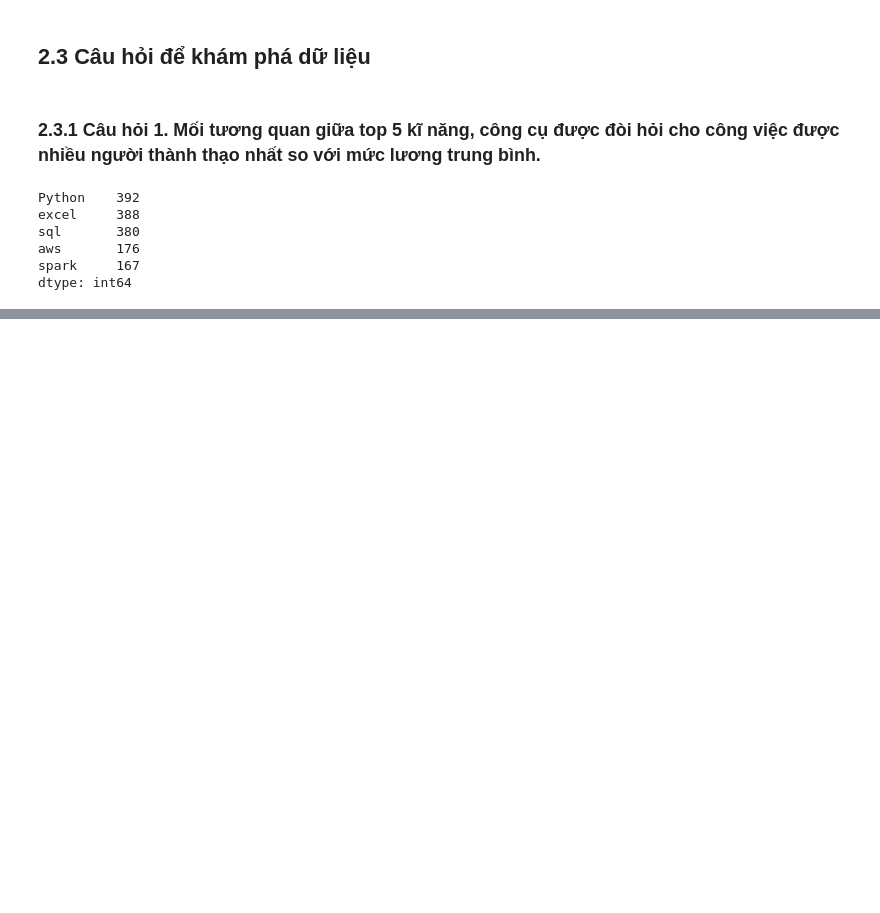
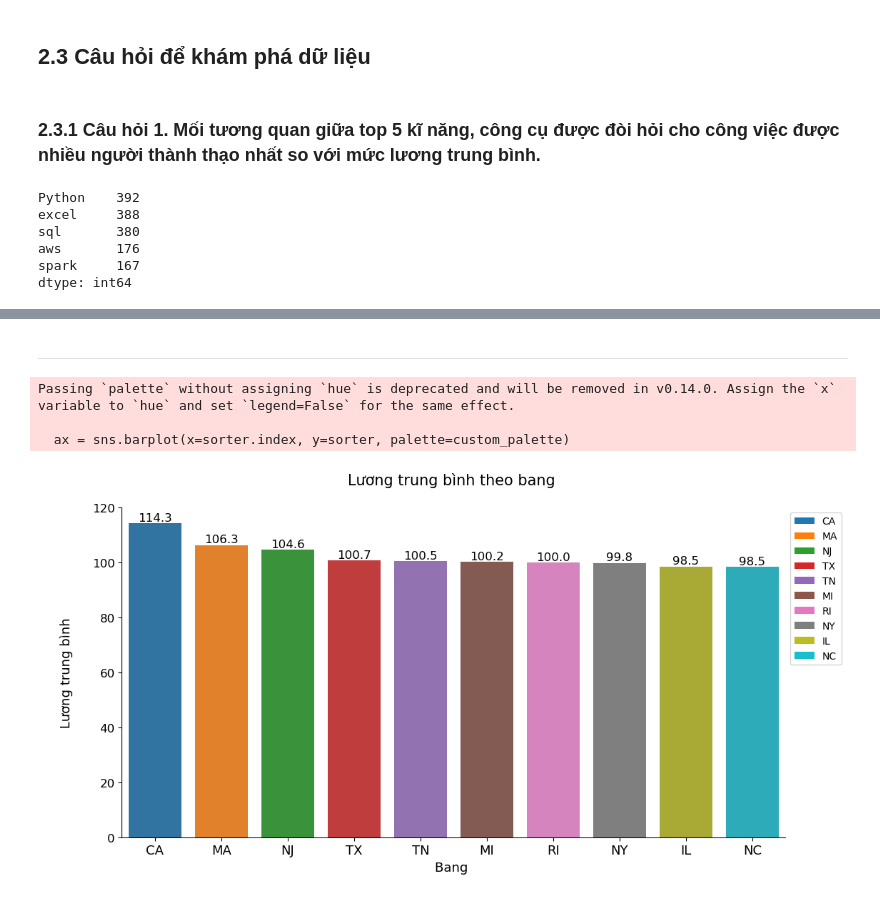
Before and after one commit to BeSo2003/Data-Visualization, a Jupyter notebook: Lab01/Eda.ipynb, the cells around one changed output, grey strips where cells are left out. Cells and saved outputs as stored; diff of their text form; code cells hidden in the pictures; blank space fills up the shorter version.

```diff
--- a/Lab01/Eda.ipynb
+++ b/Lab01/Eda.ipynb
@@ -177,0 +254,35 @@ dtype: int64
+# %% [markdown]
+---------------------------------------------------------------------------------------------------------------------------------------
+# %%
+# Khởi tạo màu sắc từ bảng màu phổ biến
+custom_palette = sns.color_palette("tab10")
+
+# Lấy ra 10 bang có nhiều công việc nhất
+sorter = cleaned_df.groupby("Job Location")["Avg Salary(K)"].mean().sort_values(ascending=False)[0:10]
+
+plt.figure(figsize=(12, 6))
+ax = sns.barplot(x=sorter.index, y=sorter, palette=custom_palette)
+
+# Hiển thị giá trị trên cột
+for p in ax.patches:
+    ax.annotate('{:.1f}'.format(p.get_height()), (p.get_x()+0.4, p.get_height()),
+                ha='center', va='bottom', color='black', fontsize=12)
+
+plt.title('Lương trung bình theo bang \n', fontsize=15, color='black')
+plt.xticks(fontsize=13)
+plt.yticks(fontsize=12)
+plt.xlabel('Bang \n', fontsize=13, color='black')
+plt.ylabel('\n Lương trung bình \n', fontsize=13, color='black')
+
+# Tạo legend
+patches = [plt.Rectangle((0,0),1,1,fc=custom_palette[i], edgecolor='none') for i in range(10)]
+plt.legend(patches, sorter.index, loc="upper left", bbox_to_anchor=(1, 1))
+
+sns.despine(bottom=False, left=False)
+
+plt.show()
+# %% [output]
+Passing `palette` without assigning `hue` is deprecated and will be removed in v0.14.0. Assign the `x` variable to `hue` and set `legend=False` for the same effect.
+
+  ax = sns.barplot(x=sorter.index, y=sorter, palette=custom_palette)
+[figure, added]
```
Also changed, not shown: parts of 66 cells of this notebook, 4 other files.
